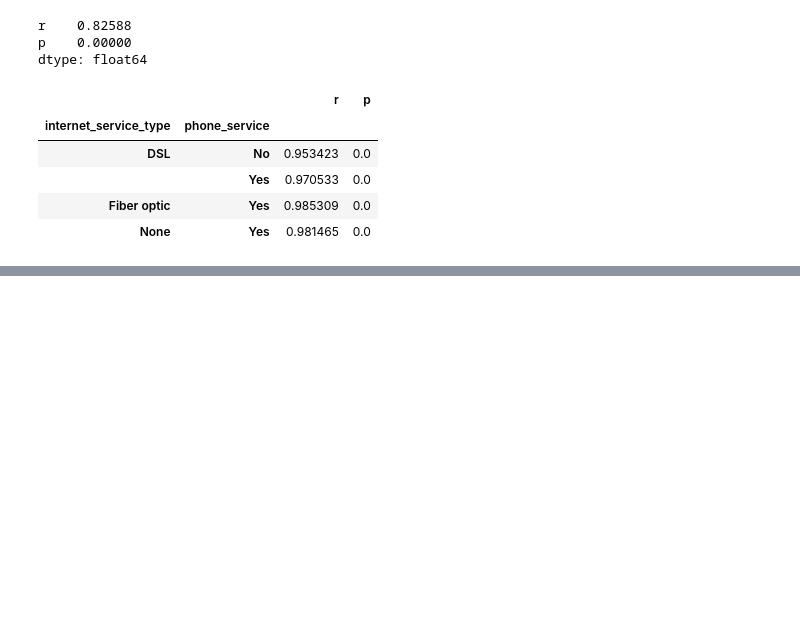
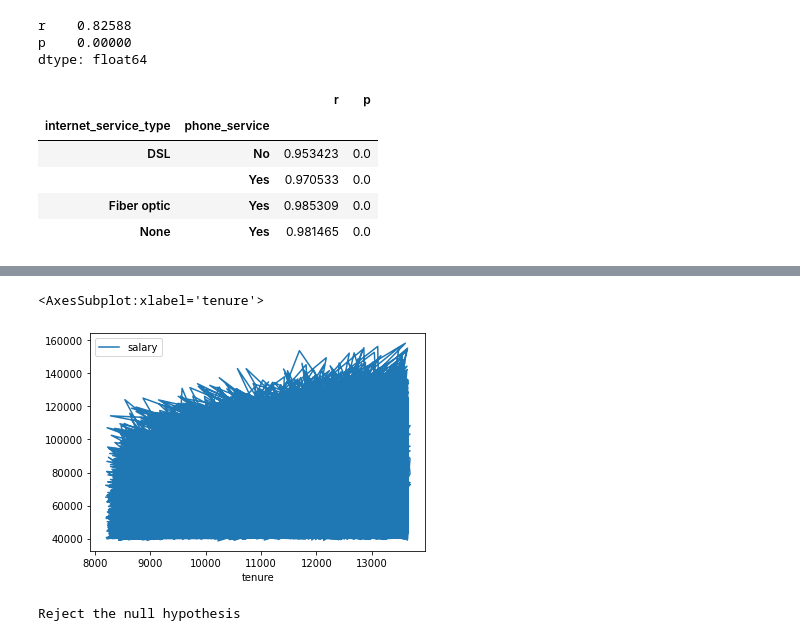
Before and after one commit to BManoff/statistics-exercises, a Jupyter notebook: hypothesis_testing.ipynb, the cells around one changed output, grey strips where cells are left out. Drawn from its saved outputs; the diff is of its cells as text; code cells hidden in the pictures; blank space fills up the shorter version.

```diff
--- a/hypothesis_testing.ipynb
+++ b/hypothesis_testing.ipynb
@@ -432,0 +439,12 @@ df2.head()
+# %%
+df2.plot(y = 'salary', x = 'tenure')
+# %% [output]
+<AxesSubplot:xlabel='tenure'>
+[figure, added]
+# %%
+if p < alpha:
+    print('Reject the null hypothesis')
+else:
+    print('Fail to reject the null hypothesis')
+# %% [output]
+Reject the null hypothesis
```
Also changed, not shown: parts of 13 cells of this notebook.
